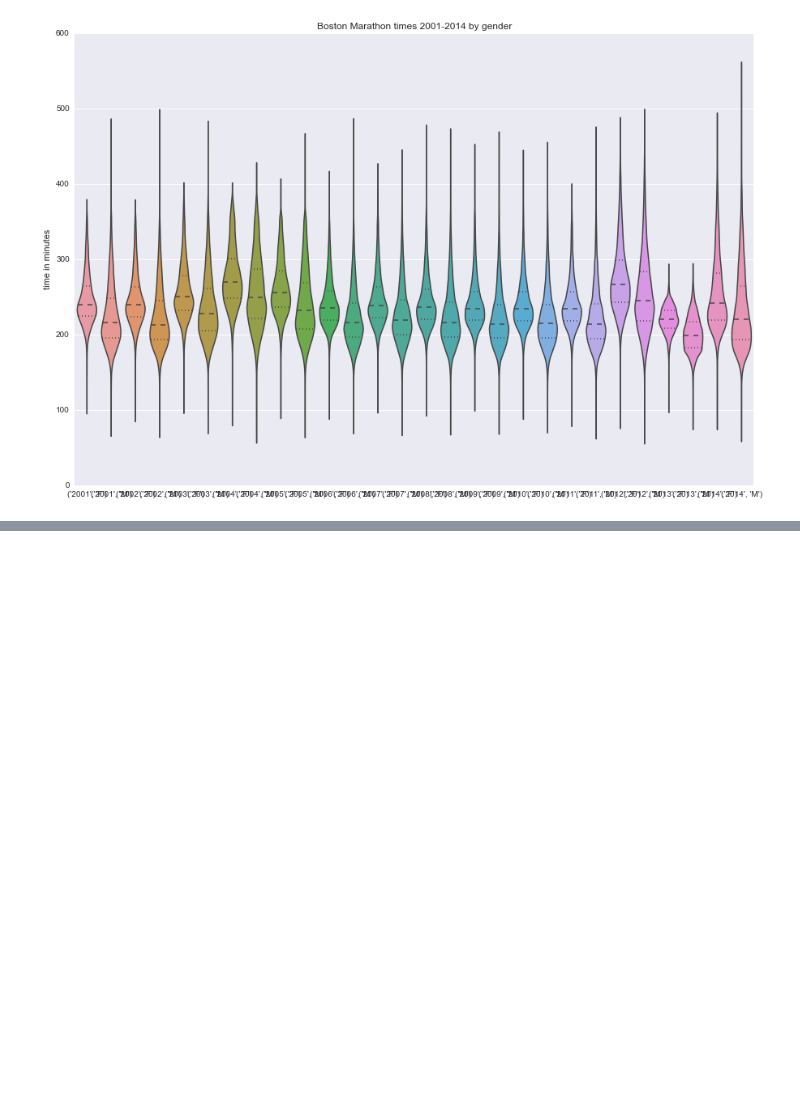
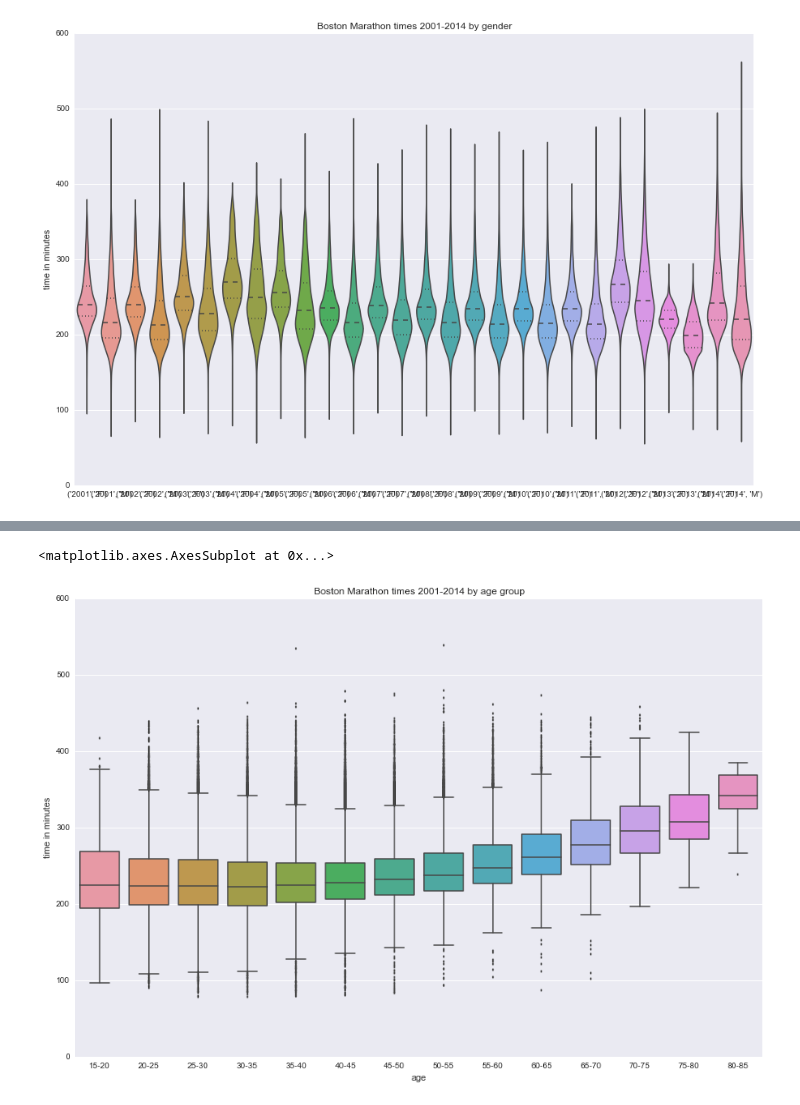
Before and after one commit to llimllib/bostonmarathon, a Jupyter notebook: analysis.ipynb, the cells around one changed output, grey strips where cells are left out. Saved outputs shown, nothing was run; the diff lists cells and outputs as text; code cells hidden in the pictures; blank space fills up the shorter version.

```diff
--- a/analysis.ipynb
+++ b/analysis.ipynb
@@ -219,0 +236,16 @@ seaborn.violinplot(pd.Series(alltimes.loc[:, "official"], name="time in minutes"
+# %%
+# wow that is a hideous, useless plot. Looks like women finish a predictable amount worse than men every year?
+# I wonder how, across all years, age groups do. (That one might benefit from a gender split, more than the above)
+# Also TODO: a map of the states & countries of Boston Marathon participants
+
+alltimes
+agegroups = range(15,90,5)
+agebins = pd.cut(alltimes['age'], agegroups,
+                 labels=['{}-{}'.format(age,age+5) for age in agegroups][:-1])
+
+f, ax1 = plt.subplots(1)
+ax1.set_title("Boston Marathon times 2001-2014 by age group")
+seaborn.boxplot(pd.Series(alltimes.loc[:, "official"], name="time in minutes"), groupby=agebins, ax=ax1)
+# %% [output]
+<matplotlib.axes.AxesSubplot at 0x...>
+[figure, added]
```
Also changed, not shown: parts of 7 cells of this notebook.
